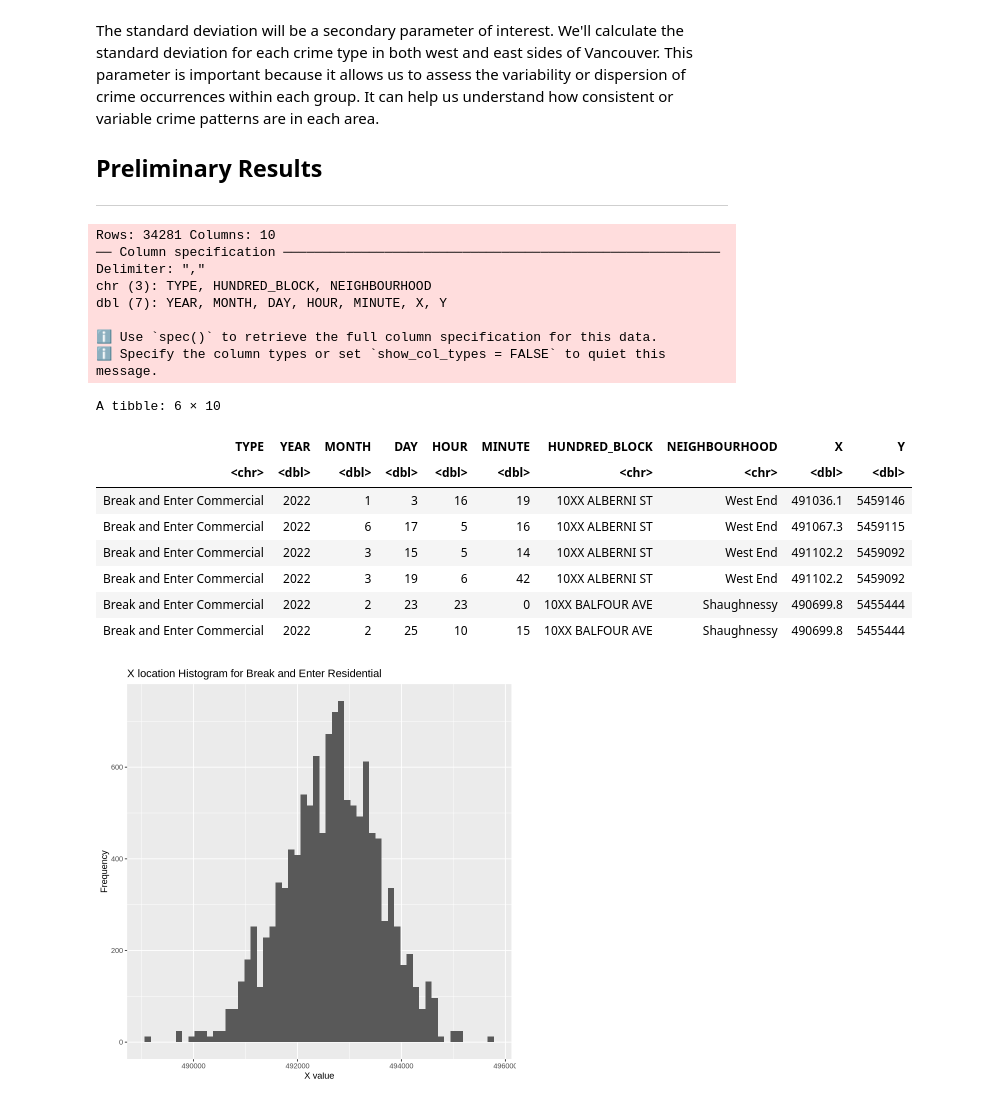
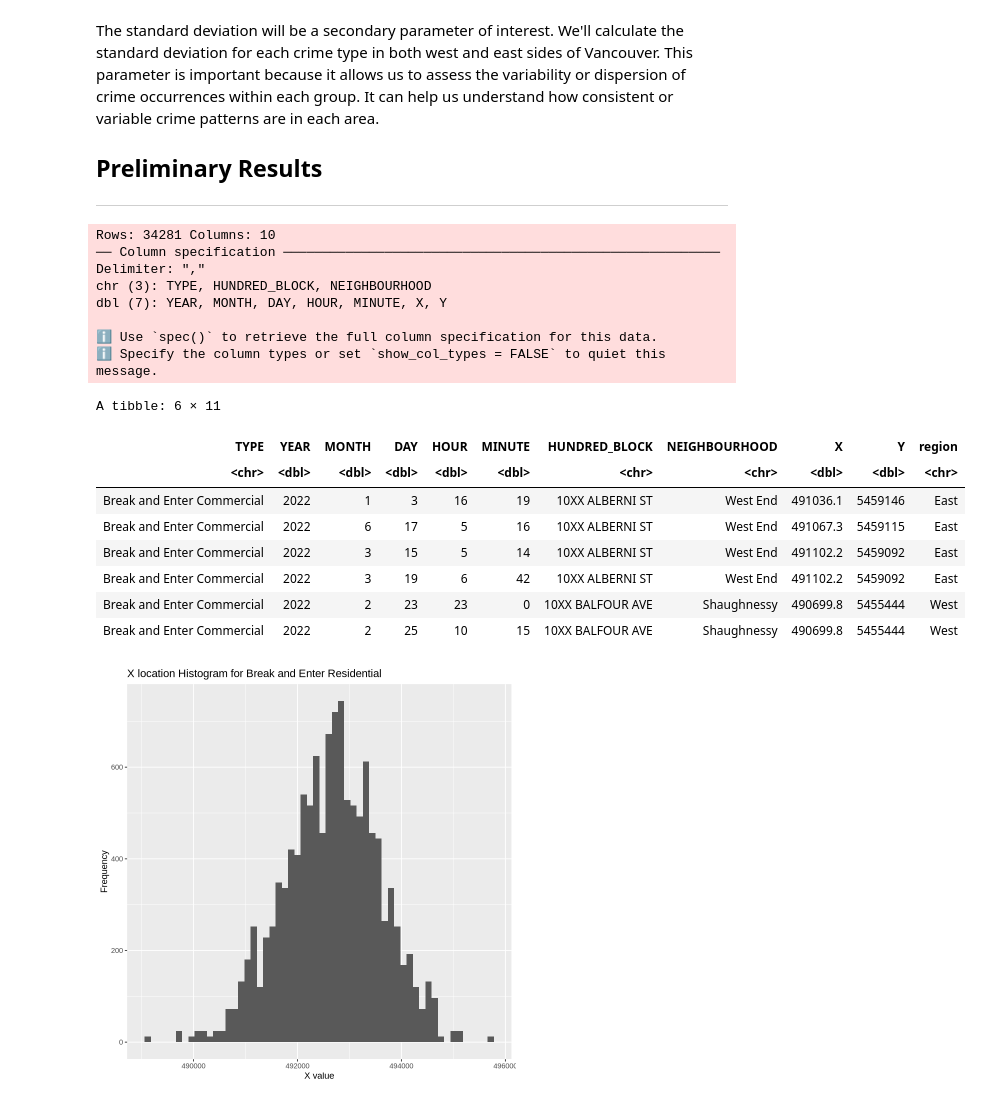
Before and after one commit to aradsab/Stat-201-Project, a Jupyter notebook: project/project.ipynb, the cells around one changed output. Cells and saved outputs as stored; diff of their text form; code cells hidden in the pictures.

```diff
--- a/project/project.ipynb
+++ b/project/project.ipynb
@@ -49,25 +49,29 @@ The standard deviation will be a secondary parameter of interest. We'll calculat
 # setwd("/home/jovyan/work/project")
 # %%
 crime_data <- read_csv("https://raw.githubusercontent.com/aradsab/Stat-201-Project/main/crimedata_csv_AllNeighbourhoods_2022.csv")
+crime_data <- crime_data %>%
+  mutate(region = ifelse(X > 491017.47, "East", "West"))
+
+# Print the filtered dataframe
 head(crime_data)
 # %% [output]
 Rows: 34281 Columns: 10
 ── Column specification ────────────────────────────────────────────────────────
 Delimiter: ","
 chr (3): TYPE, HUNDRED_BLOCK, NEIGHBOURHOOD
 dbl (7): YEAR, MONTH, DAY, HOUR, MINUTE, X, Y
 
 ℹ Use `spec()` to retrieve the full column specification for this data.
 ℹ Specify the column types or set `show_col_types = FALSE` to quiet this message.
-A tibble: 6 × 10
+A tibble: 6 × 11
-| TYPE | YEAR | MONTH | DAY | HOUR | MINUTE | HUNDRED_BLOCK | NEIGHBOURHOOD | X | Y |
-| <chr> | <dbl> | <dbl> | <dbl> | <dbl> | <dbl> | <chr> | <chr> | <dbl> | <dbl> |
-| Break and Enter Commercial | 2022 | 1 | 3 | 16 | 19 | 10XX ALBERNI ST | West End | 491036.1 | 5459146 |
-| Break and Enter Commercial | 2022 | 6 | 17 | 5 | 16 | 10XX ALBERNI ST | West End | 491067.3 | 5459115 |
-| Break and Enter Commercial | 2022 | 3 | 15 | 5 | 14 | 10XX ALBERNI ST | West End | 491102.2 | 5459092 |
-| Break and Enter Commercial | 2022 | 3 | 19 | 6 | 42 | 10XX ALBERNI ST | West End | 491102.2 | 5459092 |
-| Break and Enter Commercial | 2022 | 2 | 23 | 23 | 0 | 10XX BALFOUR AVE | Shaughnessy | 490699.8 | 5455444 |
-| Break and Enter Commercial | 2022 | 2 | 25 | 10 | 15 | 10XX BALFOUR AVE | Shaughnessy | 490699.8 | 5455444 |
+| TYPE | YEAR | MONTH | DAY | HOUR | MINUTE | HUNDRED_BLOCK | NEIGHBOURHOOD | X | Y | region |
+| <chr> | <dbl> | <dbl> | <dbl> | <dbl> | <dbl> | <chr> | <chr> | <dbl> | <dbl> | <chr> |
+| Break and Enter Commercial | 2022 | 1 | 3 | 16 | 19 | 10XX ALBERNI ST | West End | 491036.1 | 5459146 | East |
+| Break and Enter Commercial | 2022 | 6 | 17 | 5 | 16 | 10XX ALBERNI ST | West End | 491067.3 | 5459115 | East |
+| Break and Enter Commercial | 2022 | 3 | 15 | 5 | 14 | 10XX ALBERNI ST | West End | 491102.2 | 5459092 | East |
+| Break and Enter Commercial | 2022 | 3 | 19 | 6 | 42 | 10XX ALBERNI ST | West End | 491102.2 | 5459092 | East |
+| Break and Enter Commercial | 2022 | 2 | 23 | 23 | 0 | 10XX BALFOUR AVE | Shaughnessy | 490699.8 | 5455444 | West |
+| Break and Enter Commercial | 2022 | 2 | 25 | 10 | 15 | 10XX BALFOUR AVE | Shaughnessy | 490699.8 | 5455444 | West |
 # %%
 crime_X <- crime_data[c("X","TYPE")]
 # %%
```
